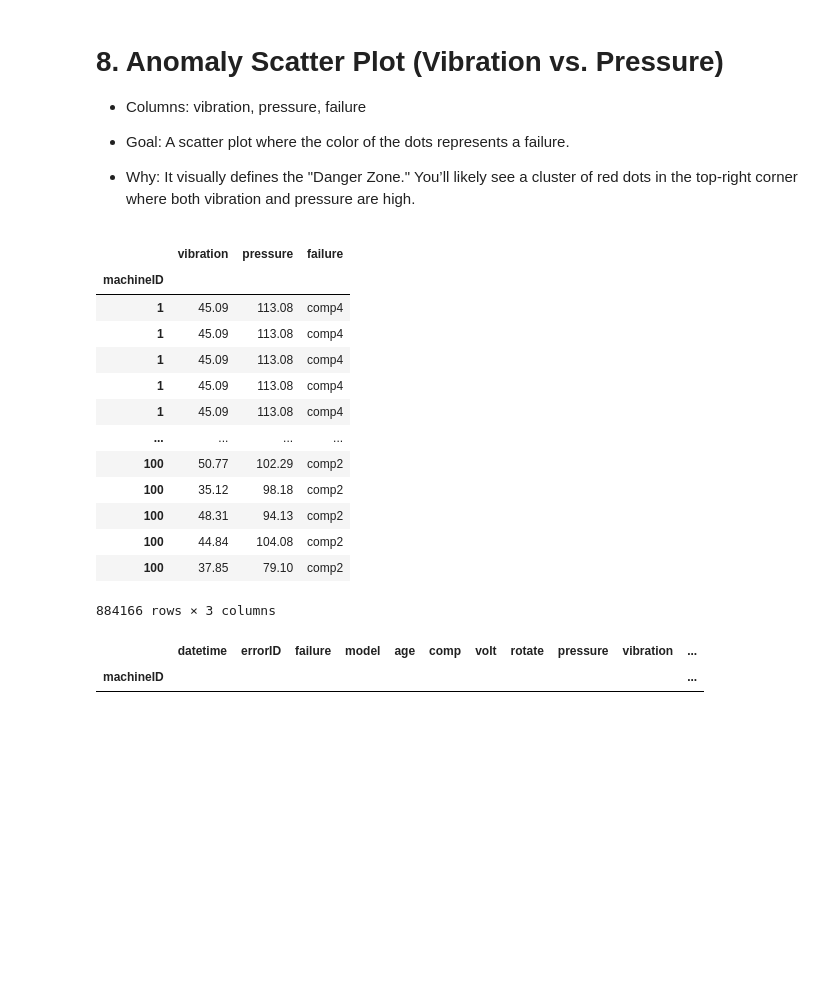
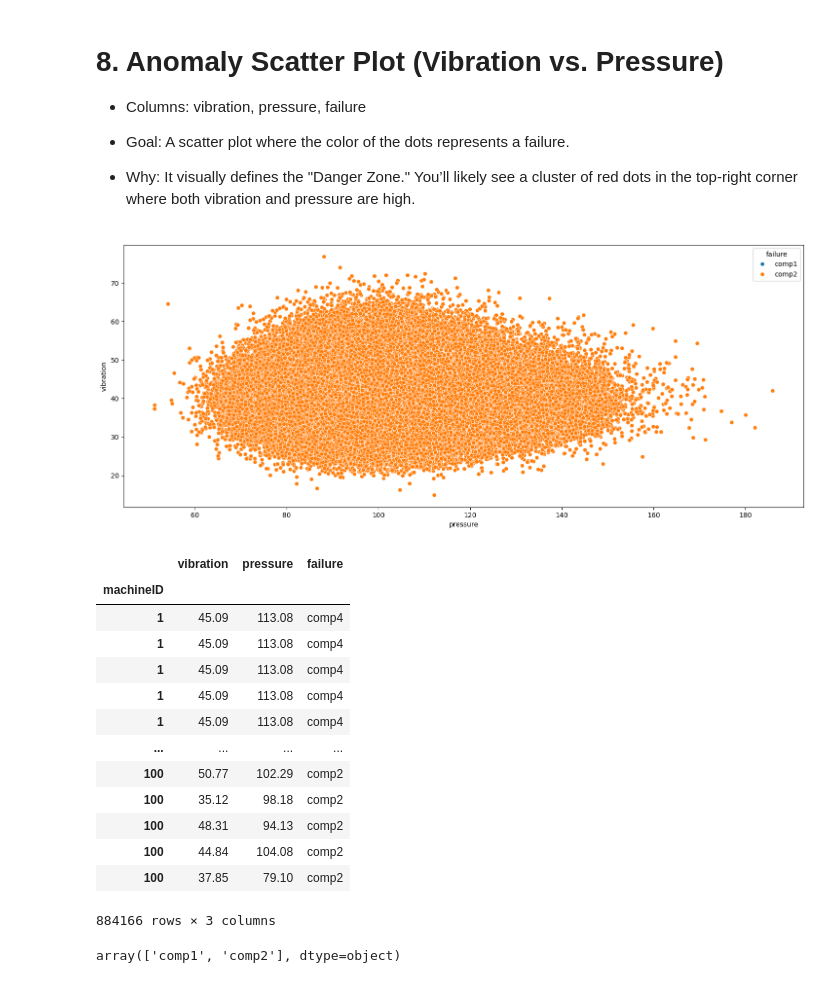
Before and after one commit to Brian342/RedBull_SensorSync, a Jupyter notebook: SensorSync.ipynb, the cells around one changed output. Cells and saved outputs as stored; diff of their text form; code cells hidden in the pictures; blank space fills up the shorter version.

```diff
--- a/SensorSync.ipynb
+++ b/SensorSync.ipynb
@@ -466,5 +464,4 @@ plt.show()
 # %% [output]
 [figure]
 # %%
-sample = (combine_copy['failure'] == 'comp1') & (combine_copy['failure'] == 'comp2')
-res = combine_copy[sample]
+sample_failure_comp1_comp2 = combine_copy[(combine_copy['failure'] == 'comp1') | (combine_copy['failure'] == 'comp2')]
@@ -479,11 +478,12 @@ res = combine_copy[sample]
 # %%
 # plotting the chart
 plt.subplots(figsize=(18,7))
-markers = {'comp1': 'S', 'comp2':'X', 'comp3': '■', 'comp4': '◉'}
-sns.scatterplot(data=combine_copy, y='vibration', x='pressure', hue='failure', markers=markers)
+markers = {'comp1': 'S', 'comp2':'X'}
+sns.scatterplot(data=sample_failure_comp1_comp2, y='vibration', x='pressure', hue='failure', markers=markers)
 plt.show()
 combine_copy[['vibration', 'pressure', 'failure']]
 # %% [output]
+[figure, added]
 |  | vibration | pressure | failure |
 | machineID |  |  |  |
 | 1 | 45.09 | 113.08 | comp4 |
@@ -499,6 +499,6 @@ combine_copy[['vibration', 'pressure', 'failure']]
 | 100 | 37.85 | 79.10 | comp2 |
 884166 rows × 3 columns
 # %%
+sample.failure.unique()
 # %% [output]
-|  | datetime | errorID | failure | model | age | comp | volt | rotate | pressure | vibration | ... |
-| machineID |  |  |  |  |  |  |  |  |  |  | ... |
+array(['comp1', 'comp2'], dtype=object)
```
Also changed, not shown: parts of 3 cells of this notebook.
